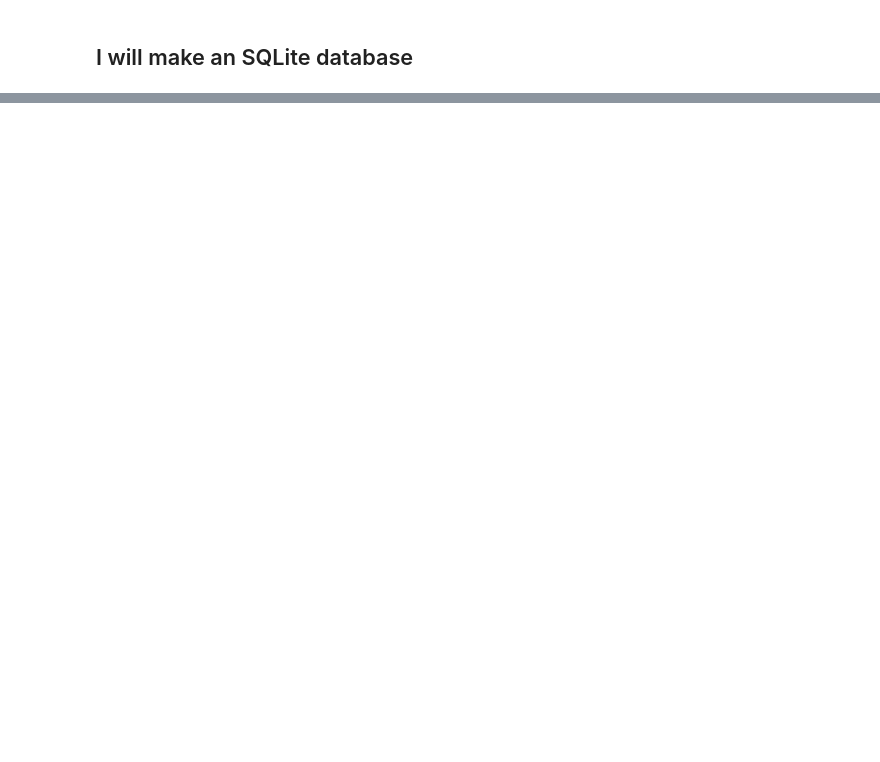
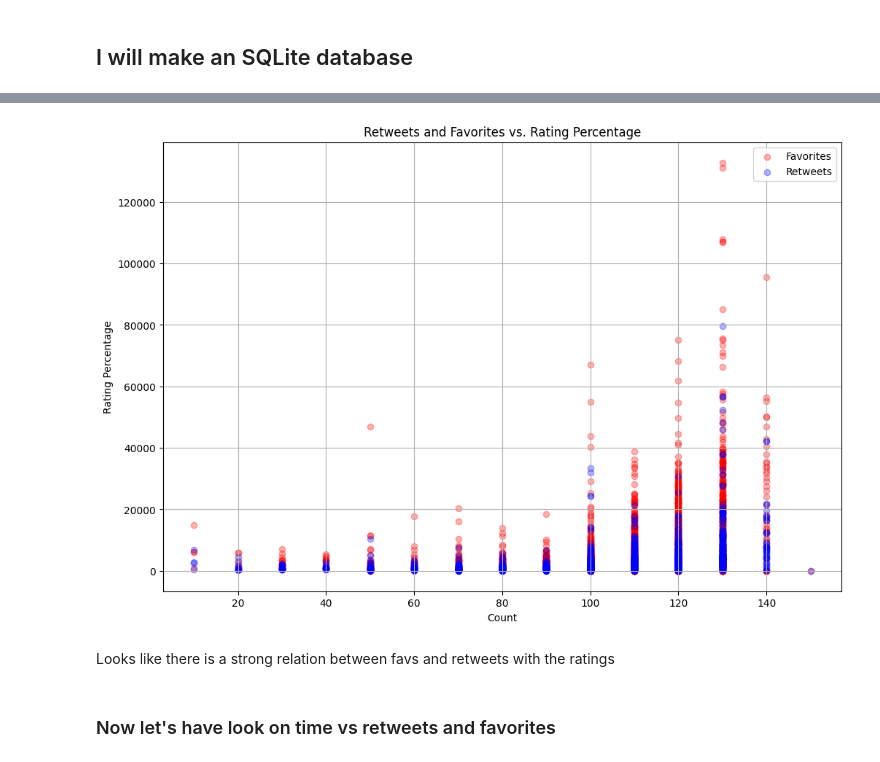
Before and after one commit to mostafatamer11/we-rate-dogs, a Jupyter notebook: wrangle_act.ipynb, the cells around one changed output, grey strips where cells are left out. Cells and saved outputs as stored; diff of their text form; code cells hidden in the pictures; blank space fills up the shorter version.

Commit message:
done with visuals

```diff
--- a/wrangle_act.ipynb
+++ b/wrangle_act.ipynb
@@ -711,0 +750,8 @@ conn.close()
+# %%
+from sqlite3 import connect
+conn = connect("db.sqlite3")
+# %%
+twitter_df = pd.read_sql("SELECT * FROM twitter", con=conn)
+tweets_df = pd.read_sql("SELECT * FROM tweets", con=conn)
+predictions_df = pd.read_sql("SELECT * FROM predictions", con=conn)
+media_df = pd.read_sql("SELECT * FROM media", con=conn)
@@ -711,0 +818,22 @@ conn.close()
+# %%
+
+plt.figure(figsize=(12, 8))
+
+# Scatter plot for Retweets
+plt.scatter(twitter_df["percentage"], tweets_df["favorite_count"], color="red", label="Favorites", alpha=0.3)
+plt.scatter(twitter_df["percentage"], tweets_df["retweet_count"], color="blue", label="Retweets", alpha=0.3)
+
+# Scatter plot for Favorites
+
+plt.title("Retweets and Favorites vs. Rating Percentage")
+plt.xlabel("Count")
+plt.ylabel("Rating Percentage")
+plt.legend()
+plt.grid(True)
+plt.show()
+# %% [output]
+[figure, added]
+# %% [markdown]
+Looks like there is a strong relation between favs and retweets with the ratings
+# %% [markdown]
+### Now let's have look on time vs retweets and favorites
```
Also changed, not shown: parts of 41 cells of this notebook, 3 other files.
